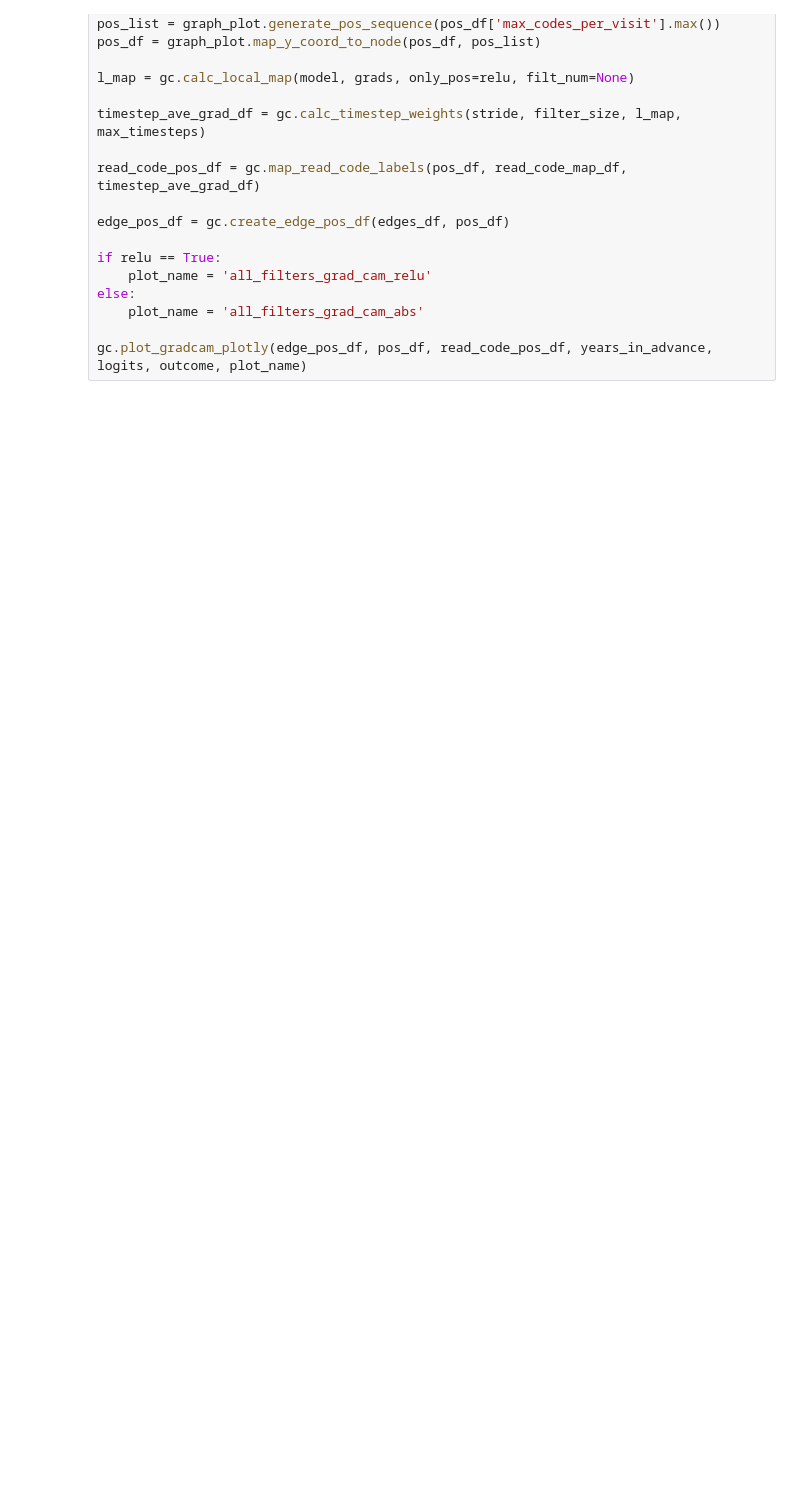
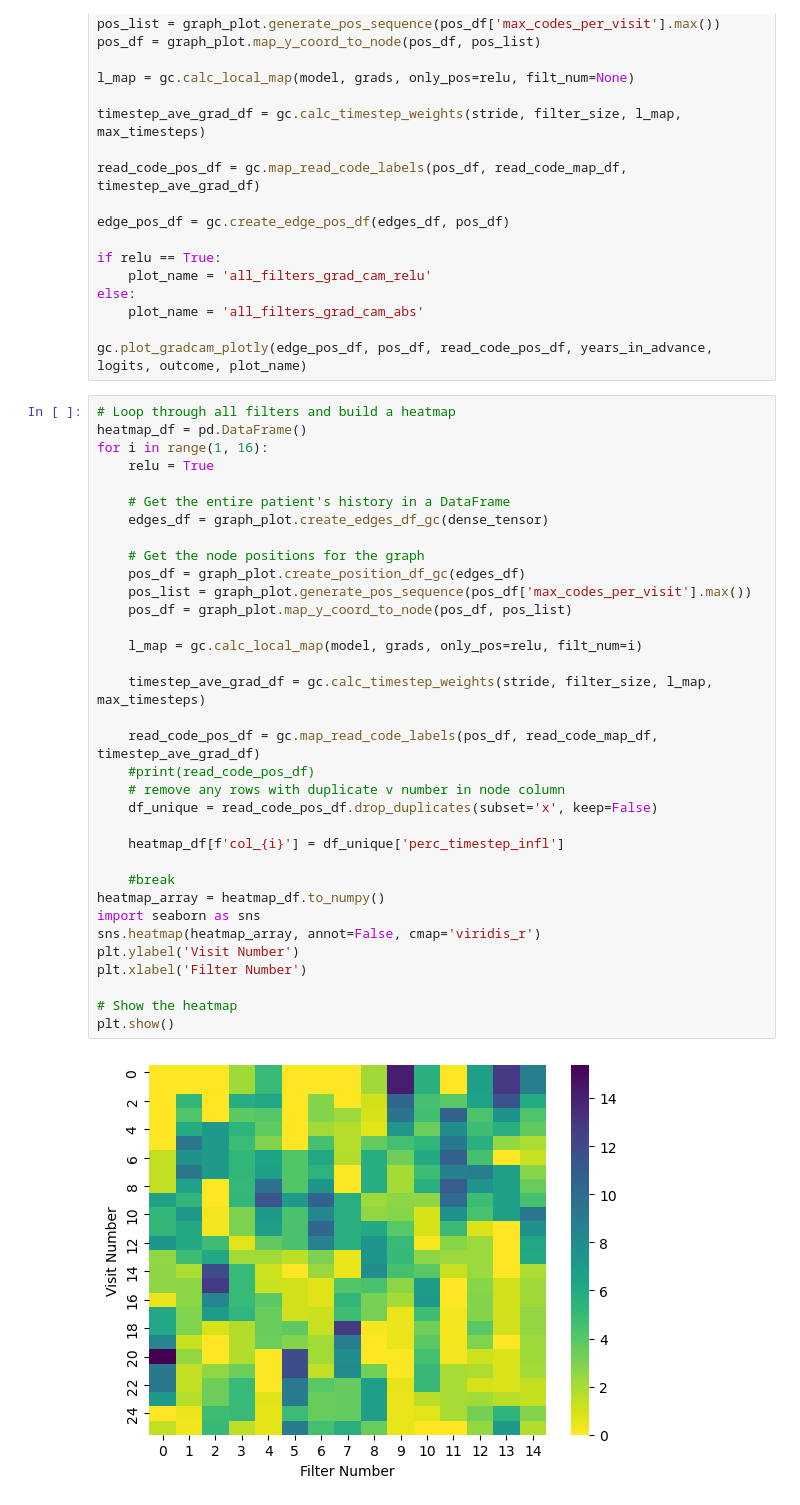
Before and after one commit to ZoeHancox/explainable_TGCNN, a Jupyter notebook: grad_cam_graph_run.ipynb, the cells around one changed output. Saved outputs shown, nothing was run; the diff lists cells and outputs as text; blank space fills up the shorter version.

Commit message:
heatmap for different filters added

```diff
--- a/grad_cam_graph_run.ipynb
+++ b/grad_cam_graph_run.ipynb
@@ -100,3 +104,39 @@ else:
     plot_name = 'all_filters_grad_cam_abs'
 
 gc.plot_gradcam_plotly(edge_pos_df, pos_df, read_code_pos_df, years_in_advance, logits, outcome, plot_name)
+# %%
+# Loop through all filters and build a heatmap
+heatmap_df = pd.DataFrame()
+for i in range(1, 16):
+    relu = True
+
+    # Get the entire patient's history in a DataFrame
+    edges_df = graph_plot.create_edges_df_gc(dense_tensor)
+
+    # Get the node positions for the graph
+    pos_df = graph_plot.create_position_df_gc(edges_df)
+    pos_list = graph_plot.generate_pos_sequence(pos_df['max_codes_per_visit'].max())
+    pos_df = graph_plot.map_y_coord_to_node(pos_df, pos_list)
+
+    l_map = gc.calc_local_map(model, grads, only_pos=relu, filt_num=i)
+
+    timestep_ave_grad_df = gc.calc_timestep_weights(stride, filter_size, l_map, max_timesteps)
+
+    read_code_pos_df = gc.map_read_code_labels(pos_df, read_code_map_df, timestep_ave_grad_df)
+    #print(read_code_pos_df)
+    # remove any rows with duplicate v number in node column
+    df_unique = read_code_pos_df.drop_duplicates(subset='x', keep=False)
+
+    heatmap_df[f'col_{i}'] = df_unique['perc_timestep_infl']
+
+    #break
+heatmap_array = heatmap_df.to_numpy()
+import seaborn as sns
+sns.heatmap(heatmap_array, annot=False, cmap='viridis_r')
+plt.ylabel('Visit Number')
+plt.xlabel('Filter Number')
+
+# Show the heatmap
+plt.show()
+# %% [output]
+[figure, added]
```
Also changed, not shown: parts of 2 cells of this notebook.
